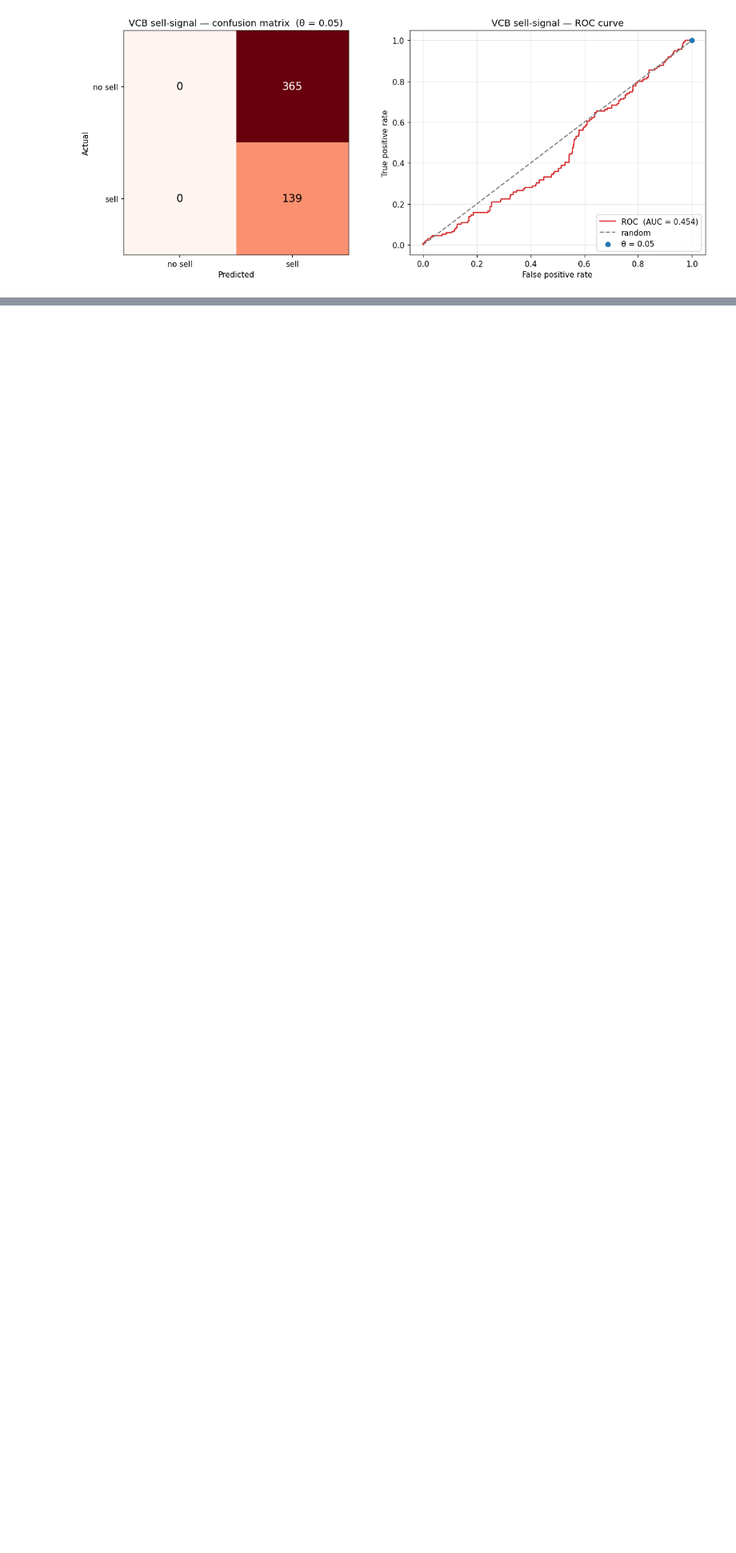
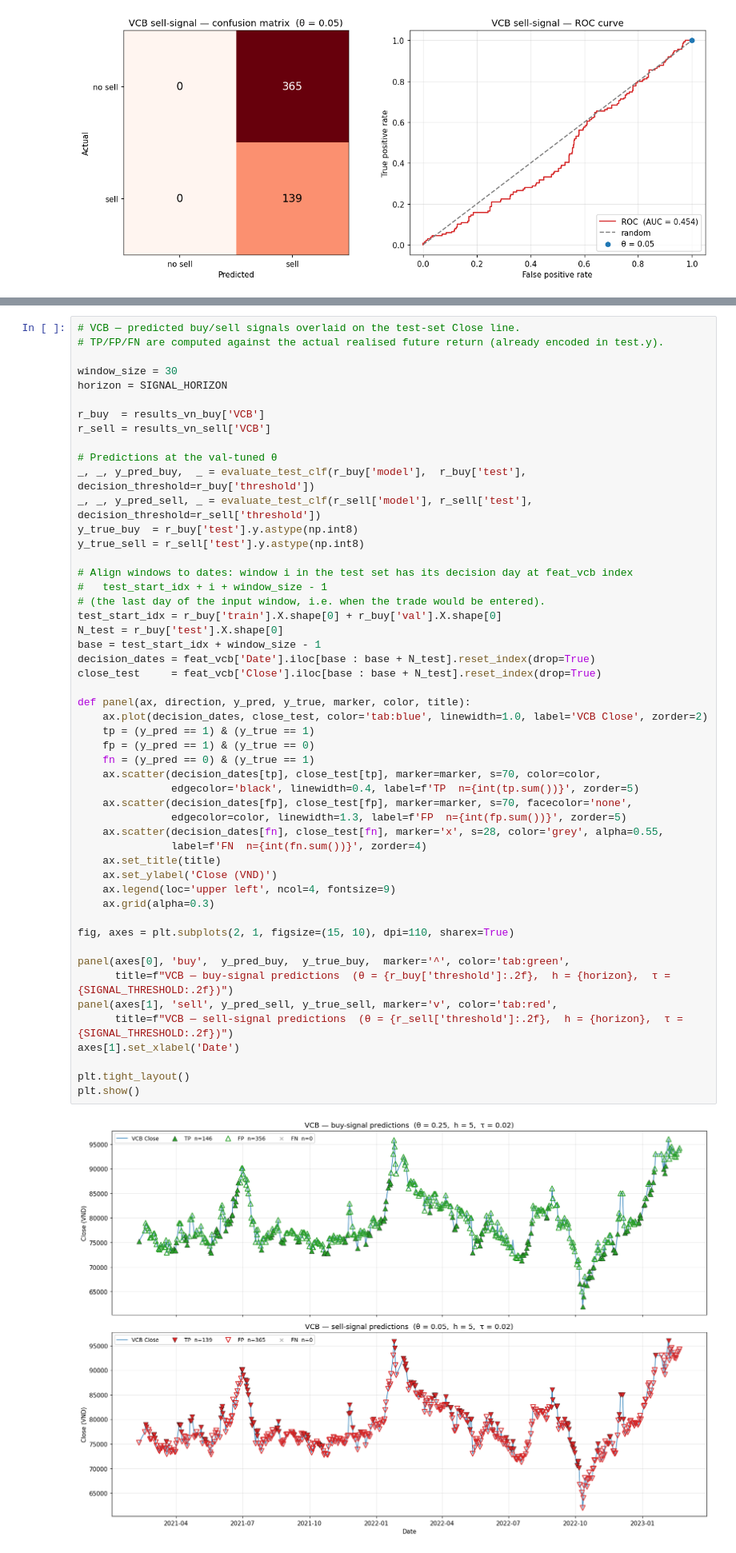
Before and after one commit to Thai-Anh-Nguyen/Time-series-data-and-application-to-stock-markets, a Jupyter notebook: 240039-project-notebook.ipynb, the cells around one changed output, grey strips where cells are left out. Shown at 80% size. Saved outputs shown, nothing was run; the diff lists cells and outputs as text; blank space fills up the shorter version.

```diff
--- a/240039-project-notebook.ipynb
+++ b/240039-project-notebook.ipynb
@@ -1734,0 +1755,53 @@ plt.show()
+# %%
+# VCB — predicted buy/sell signals overlaid on the test-set Close line.
+# TP/FP/FN are computed against the actual realised future return (already encoded in test.y).
+
+window_size = 30
+horizon = SIGNAL_HORIZON
+
+r_buy  = results_vn_buy['VCB']
+r_sell = results_vn_sell['VCB']
+
+# Predictions at the val-tuned θ
+_, _, y_pred_buy,  _ = evaluate_test_clf(r_buy['model'],  r_buy['test'],  decision_threshold=r_buy['threshold'])
+_, _, y_pred_sell, _ = evaluate_test_clf(r_sell['model'], r_sell['test'], decision_threshold=r_sell['threshold'])
+y_true_buy  = r_buy['test'].y.astype(np.int8)
+y_true_sell = r_sell['test'].y.astype(np.int8)
+
+# Align windows to dates: window i in the test set has its decision day at feat_vcb index
+#   test_start_idx + i + window_size - 1
+# (the last day of the input window, i.e. when the trade would be entered).
+test_start_idx = r_buy['train'].X.shape[0] + r_buy['val'].X.shape[0]
+N_test = r_buy['test'].X.shape[0]
+base = test_start_idx + window_size - 1
+decision_dates = feat_vcb['Date'].iloc[base : base + N_test].reset_index(drop=True)
+close_test     = feat_vcb['Close'].iloc[base : base + N_test].reset_index(drop=True)
+
+def panel(ax, direction, y_pred, y_true, marker, color, title):
+    ax.plot(decision_dates, close_test, color='tab:blue', linewidth=1.0, label='VCB Close', zorder=2)
+    tp = (y_pred == 1) & (y_true == 1)
+    fp = (y_pred == 1) & (y_true == 0)
+    fn = (y_pred == 0) & (y_true == 1)
+    ax.scatter(decision_dates[tp], close_test[tp], marker=marker, s=70, color=color,
+               edgecolor='black', linewidth=0.4, label=f'TP  n={int(tp.sum())}', zorder=5)
+    ax.scatter(decision_dates[fp], close_test[fp], marker=marker, s=70, facecolor='none',
+               edgecolor=color, linewidth=1.3, label=f'FP  n={int(fp.sum())}', zorder=5)
+    ax.scatter(decision_dates[fn], close_test[fn], marker='x', s=28, color='grey', alpha=0.55,
+               label=f'FN  n={int(fn.sum())}', zorder=4)
+    ax.set_title(title)
+    ax.set_ylabel('Close (VND)')
+    ax.legend(loc='upper left', ncol=4, fontsize=9)
+    ax.grid(alpha=0.3)
+
+fig, axes = plt.subplots(2, 1, figsize=(15, 10), dpi=110, sharex=True)
+
+panel(axes[0], 'buy',  y_pred_buy,  y_true_buy,  marker='^', color='tab:green',
+      title=f"VCB — buy-signal predictions  (θ = {r_buy['threshold']:.2f},  h = {horizon},  τ = {SIGNAL_THRESHOLD:.2f})")
+panel(axes[1], 'sell', y_pred_sell, y_true_sell, marker='v', color='tab:red',
+      title=f"VCB — sell-signal predictions  (θ = {r_sell['threshold']:.2f},  h = {horizon},  τ = {SIGNAL_THRESHOLD:.2f})")
+axes[1].set_xlabel('Date')
+
+plt.tight_layout()
+plt.show()
+# %% [output]
+[figure, added]
```
Also changed, not shown: parts of 1 cell of this notebook, 1 other file.
